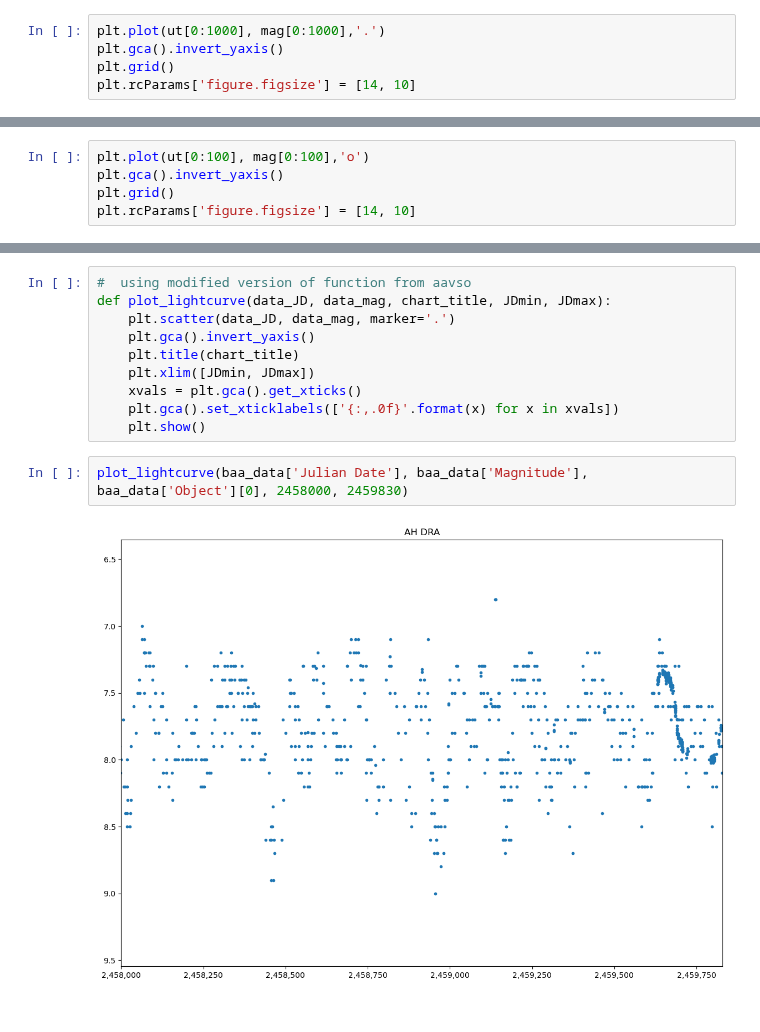
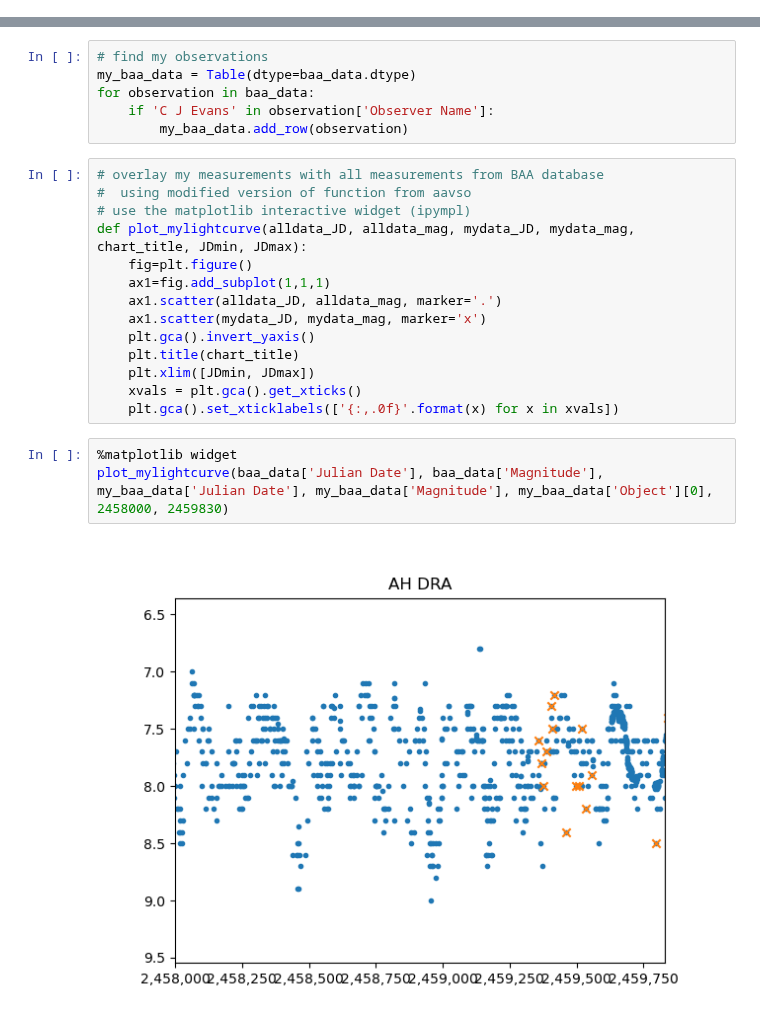
Before and after one commit to cjohnevans/Astro, a Jupyter notebook: load_baa_variable_astropy.ipynb, the cells around one changed output, grey strips where cells are left out. Saved outputs shown, nothing was run; the diff lists cells and outputs as text.

Commit message:
combined plot for my/all baa data

```diff
--- a/load_baa_variable_astropy.ipynb
+++ b/load_baa_variable_astropy.ipynb
@@ -40,5 +13,0 @@ plt.rcParams['figure.figsize'] = [14, 10]
-# %%
-plt.plot(ut[0:1000], mag[0:1000],'.')
-plt.gca().invert_yaxis()
-plt.grid()
-plt.rcParams['figure.figsize'] = [14, 10]
@@ -47,5 +13,0 @@ plt.rcParams['figure.figsize'] = [14, 10]
-# %%
-plt.plot(ut[0:100], mag[0:100],'o')
-plt.gca().invert_yaxis()
-plt.grid()
-plt.rcParams['figure.figsize'] = [14, 10]
@@ -77,14 +18,25 @@ Table length=6185
+# %%
+# find my observations
+my_baa_data = Table(dtype=baa_data.dtype)
+for observation in baa_data:
+    if 'C J Evans' in observation['Observer Name']:
+        my_baa_data.add_row(observation)
 # %%
+# overlay my measurements with all measurements from BAA database
 #  using modified version of function from aavso
-def plot_lightcurve(data_JD, data_mag, chart_title, JDmin, JDmax):
-    plt.scatter(data_JD, data_mag, marker='.')
+# use the matplotlib interactive widget (ipympl)
+def plot_mylightcurve(alldata_JD, alldata_mag, mydata_JD, mydata_mag, chart_title, JDmin, JDmax):
+    fig=plt.figure()
+    ax1=fig.add_subplot(1,1,1)
+    ax1.scatter(alldata_JD, alldata_mag, marker='.')
+    ax1.scatter(mydata_JD, mydata_mag, marker='x')
     plt.gca().invert_yaxis()
     plt.title(chart_title)
     plt.xlim([JDmin, JDmax])
     xvals = plt.gca().get_xticks()
     plt.gca().set_xticklabels(['{:,.0f}'.format(x) for x in xvals])
-    plt.show()
 # %%
-plot_lightcurve(baa_data['Julian Date'], baa_data['Magnitude'], baa_data['Object'][0], 2458000, 2459830)
+%matplotlib widget
+plot_mylightcurve(baa_data['Julian Date'], baa_data['Magnitude'], my_baa_data['Julian Date'], my_baa_data['Magnitude'], my_baa_data['Object'][0], 2458000, 2459830)
 # %% [output]
-[figure, old version]
+[figure, new version]
```
Also changed, not shown: parts of 9 cells of this notebook, 1 other file.
